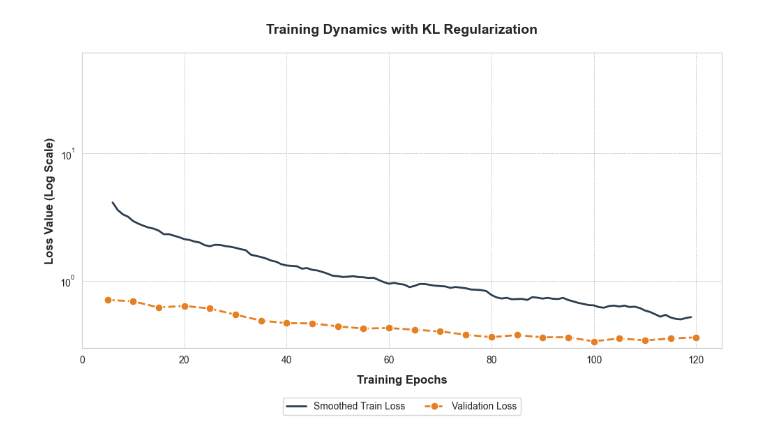
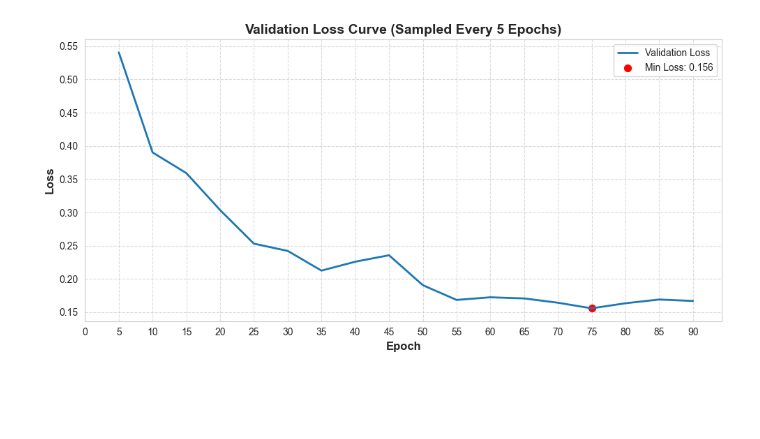
Before and after one commit to YongliangY/CAPSTONE-5703, a Jupyter notebook: heng/BNN_Reptile_val.ipynb, the cells around one changed output. Drawn from its saved outputs; the diff is of its cells as text; code cells hidden in the pictures; blank space fills up the shorter version.

```diff
--- a/heng/BNN_Reptile_val.ipynb
+++ b/heng/BNN_Reptile_val.ipynb
@@ -438,50 +423,20 @@ plt.show()
-# %%
-def plot_training_curves(total_loss, val_loss, kl_loss, save_path='training_curves.png'):
-    plt.figure(figsize=(10, 6))
-    ax1 = plt.gca()
-    window = 7
-    smooth_loss = np.convolve(total_loss, np.ones(window)/window, mode='valid')
-    ax1.plot(range(window-1, len(total_loss)),
-            smooth_loss,
-            color='#2c3e50',
-            linewidth=2,
-            label='Smoothed Train Loss')
-    val_x = np.arange(5, 5*len(val_loss)+1, 5)
-    ax1.plot(val_x, val_loss,
-            marker='o',
-            markersize=8,
-            markeredgecolor='white',
-            color='#e67e22',
-            linestyle='--',
-            linewidth=2,
-            label='Validation Loss')
-    ax1.set_yscale('log')
-    ax1.set_xlabel('Training Epochs', fontsize=12, fontweight='bold', labelpad=10)
-    ax1.set_ylabel('Loss Value (Log Scale)', fontsize=12, fontweight='bold')
-    ax1.grid(True,
-            linestyle='--',
-            linewidth=0.5,
-            alpha=0.7,
-            color='#95a5a6')
-    lines1, labels1 = ax1.get_legend_handles_labels()
-    ax1.legend(lines1 , labels1 ,
-             loc='upper center',
-             bbox_to_anchor=(0.5, -0.15),
-             ncol=3,
-             frameon=True,
-             fontsize=10,
-             fancybox=True,
-             shadow=False)
-    plt.title('Training Dynamics with KL Regularization',
-            fontsize=14,
-            fontweight='bold',
-            pad=20)
-    ax1.set_xlim(0, len(total_loss)+5)
-    ax1.set_ylim(top=10*np.max(total_loss))
-    plt.tight_layout()
-    plt.subplots_adjust(bottom=0.2)
-    plt.savefig(save_path, dpi=300, bbox_inches='tight')
-    plt.show()
-plot_training_curves(final_losses, val_losses, kl_losses)
-# %% [output]
-[figure, removed]
+# %%
+val_epochs = [5 * (i+1) for i in range(len(val_losses))]
+plt.figure(figsize=(10, 5))
+plt.plot(val_epochs, val_losses, linewidth=2, markersize=8,
+         markeredgecolor='white', label='Validation Loss')
+min_loss = min(val_losses)
+min_epoch = val_epochs[val_losses.index(min_loss)]
+plt.scatter(min_epoch, min_loss, s=200, c='red', marker='.',
+            label=f'Min Loss: {min_loss:.3f}')
+plt.title('Validation Loss Curve (Sampled Every 5 Epochs)', fontsize=14, fontweight='bold')
+plt.xlabel('Epoch', fontsize=12, fontweight='bold')
+plt.ylabel('Loss', fontsize=12, fontweight='bold')
+plt.grid(True, linestyle='--', alpha=0.7)
+plt.legend(loc='upper right')
+plt.xticks(np.arange(0, max(val_epochs)+1, 5))
+plt.tight_layout()
+plt.savefig('validation_loss_curve.png', dpi=300)
+plt.show()
+# %% [output]
+[figure, added]
```
Also changed, not shown: parts of 5 cells of this notebook.
